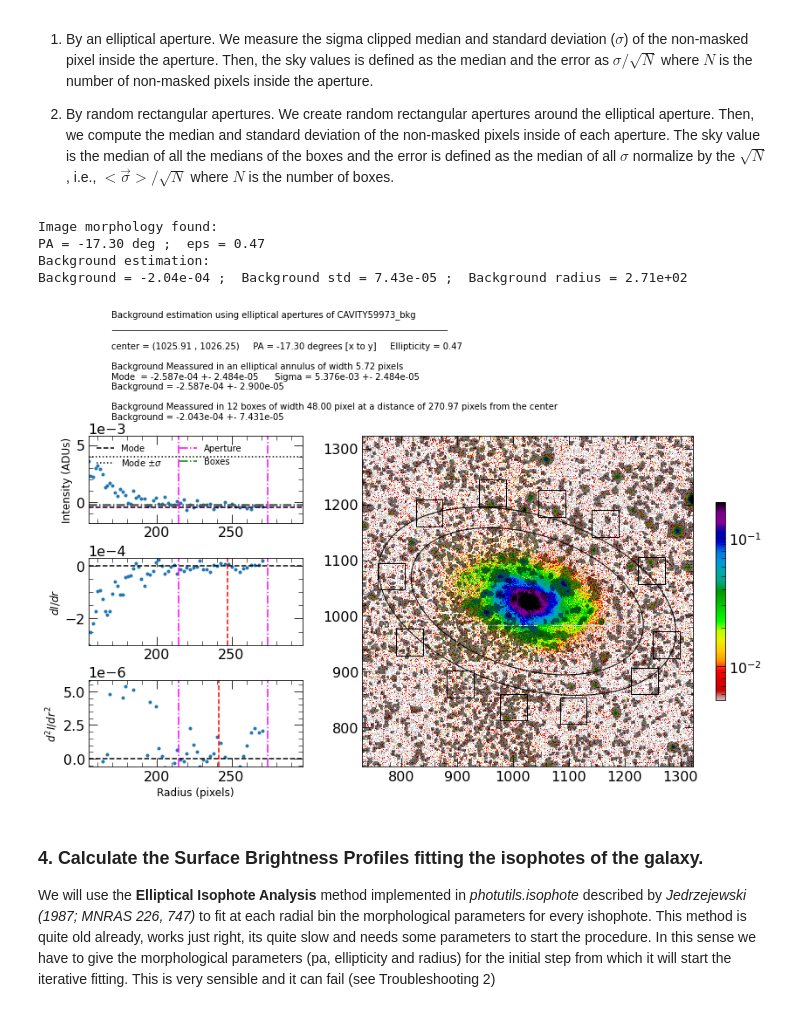
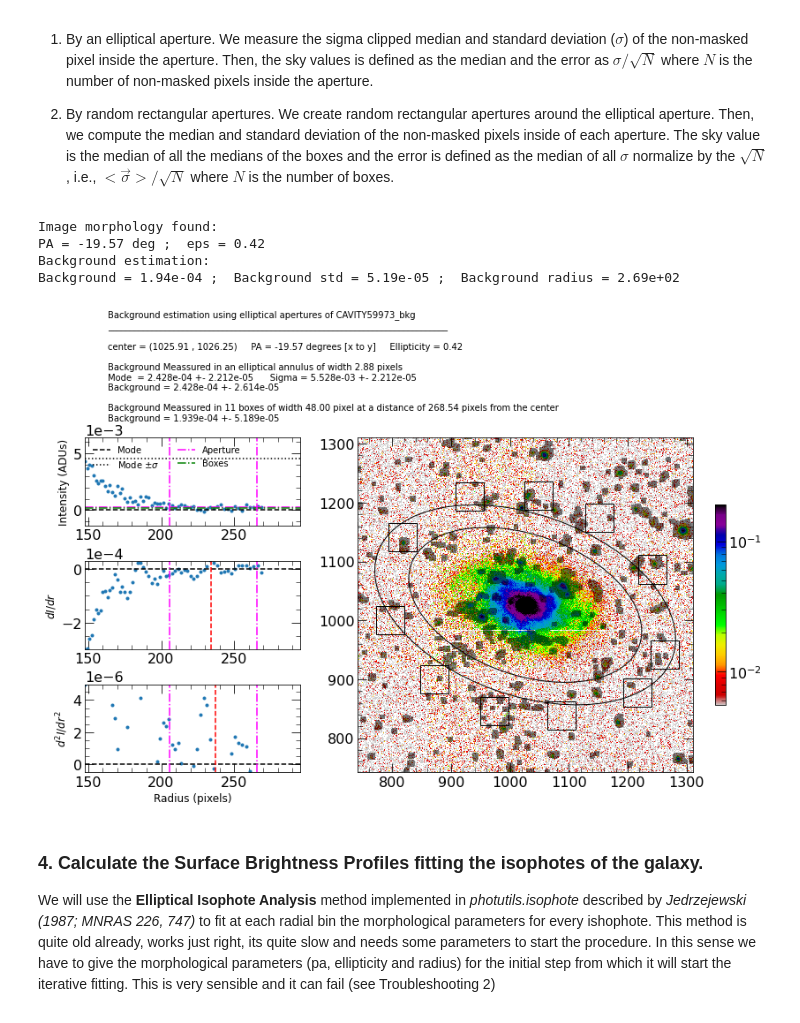
Before and after one commit to PabloMSanAla/AstroPipe, a Jupyter notebook: demos/cavity.ipynb, the cells around one changed output. Saved outputs shown, nothing was run; the diff lists cells and outputs as text; code cells hidden in the pictures.

Commit message:
Add FastMask CAVITY

```diff
--- a/demos/cavity.ipynb
+++ b/demos/cavity.ipynb
@@ -37,7 +37,7 @@ warnings.filterwarnings("ignore")
 
 # Declare some varibales to help the process
 
-index = 1                                 # index of the galaxy in the table
+index = 0                                 # index of the galaxy in the table
 tbl = Table.read('cavity_demo.csv')
 name =   tbl[index]['galaxy']             # name of the galaxy
 ra,dec =  tbl[index][['RA','DEC']]        # ra and dec of galaxy
@@ -85,7 +89,8 @@ from astropy.io import fits
 
 folders = Directories(name, path=os.path.dirname(filename))
 
-if not os.path.isfile(folders.mask):
+# if not os.path.isfile(folders.mask):
+if True:
     sexmask(image, folders)
 else:
     image.set_mask(fits.getdata(folders.mask))
@@ -96,0 +107,15 @@ image.show(width=500, vmin=26, vmax=18, cmap='nipy_spectral')
+# %%
+import cv2
+from AstroPipe.masking import gaussian2D
+from AstroPipe.plotting import show
+fwhm = 4                    # Pixels --> ~1.3 arcsec
+psf = gaussian2D(l=np.int32(2*fwhm), sig=fwhm)
+new_mask = cv2.dilate(cv2.erode(image.data.mask.astype(np.float32),psf),psf)
+
+# ax = show(np.ma.masked_array(image.data.data, mask=new_mask), zp=22.5, vmin=28, vmax=23, pixel_scale=0.263, cmap='nipy_spectral')
+# ax.set_xlim([image.x-500, image.x+500])
+# ax.set_ylim([image.y-500, image.y+500])
+
+image.data.mask = new_mask.astype(bool)
+image.show(width=500, vmin=26, vmax=18, cmap='nipy_spectral')
+# ax3 = show(psf)
@@ -107,18 +135,22 @@ Then, we will use the method *get_background* of the object to measure the sky b
 # %%
 
 image.get_morphology()
 image.get_background(growth_rate=1.05, out=join(folders.out,f'{name}_bkg.jpg'))
 
+image.bkg = 1.94e-04
+image.bkgstd = 5.19e-05
+image.bkgrad = 269
+
 print('Image morphology found:')
 print(f'PA = {image.pa:.2f} deg ;  eps = {image.eps:.2f}')
 print('Background estimation:')
 print(f'Background = {image.bkg:.2e} ;  Background std = {image.bkgstd:.2e} ;  Background radius = {image.bkgrad:.2e}')
 # %% [output]
 Image morphology found:
-PA = -17.30 deg ;  eps = 0.47
+PA = -19.57 deg ;  eps = 0.42
 Background estimation:
-Background = -2.04e-04 ;  Background std = 7.43e-05 ;  Background radius = 2.71e+02
+Background = 1.94e-04 ;  Background std = 5.19e-05 ;  Background radius = 2.69e+02
-[figure, old version]
+[figure, new version]
 # %% [markdown]
 ### 4. Calculate the Surface Brightness Profiles fitting the isophotes of the galaxy.
 
```
Also changed, not shown: parts of 6 cells of this notebook, 10 other files.
